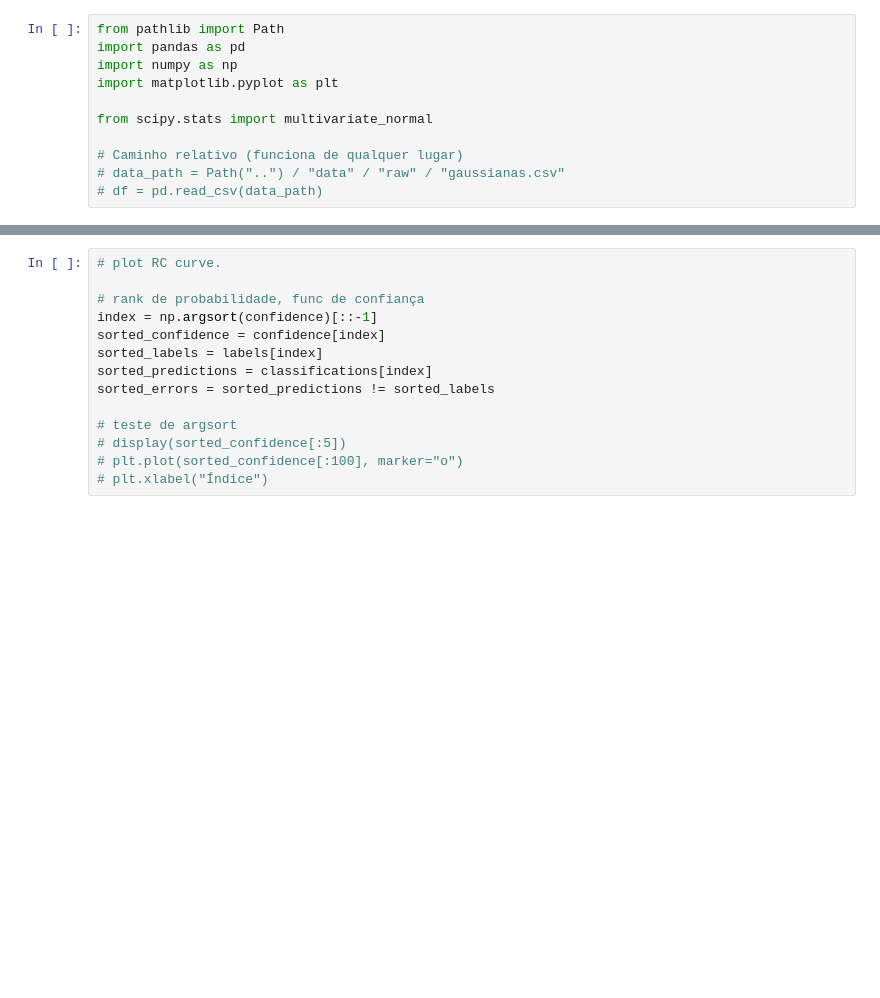
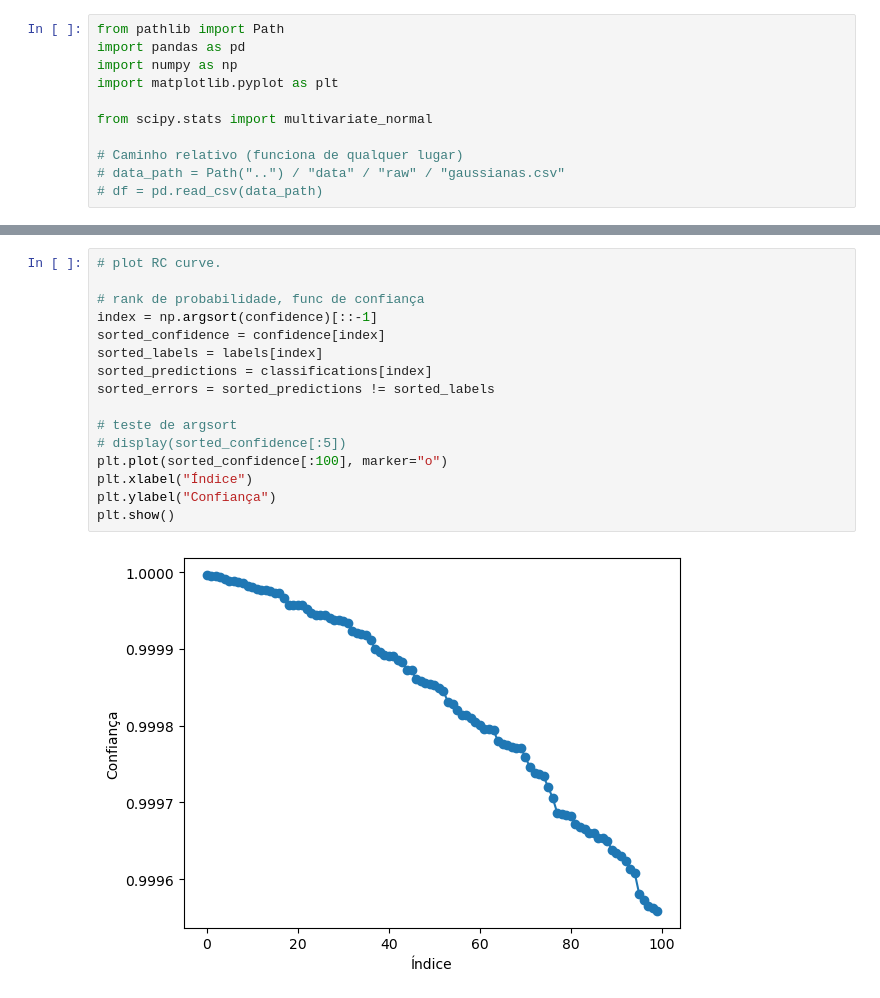
Before and after one commit to daviseemann/analise-teorica, a Jupyter notebook: notebooks/classificador-2d.ipynb, the cells around one changed output, grey strips where cells are left out. Drawn from its saved outputs; the diff is of its cells as text; blank space fills up the shorter version.

```diff
--- a/notebooks/classificador-2d.ipynb
+++ b/notebooks/classificador-2d.ipynb
@@ -118,15 +120,19 @@ Acurácia: 0.94
 # %%
 # plot RC curve.
 
 # rank de probabilidade, func de confiança
 index = np.argsort(confidence)[::-1]
 sorted_confidence = confidence[index]
 sorted_labels = labels[index]
 sorted_predictions = classifications[index]
 sorted_errors = sorted_predictions != sorted_labels
 
 # teste de argsort
 # display(sorted_confidence[:5])
-# plt.plot(sorted_confidence[:100], marker="o")
-# plt.xlabel("Índice")
+plt.plot(sorted_confidence[:100], marker="o")
+plt.xlabel("Índice")
+plt.ylabel("Confiança")
+plt.show()
+# %% [output]
+[figure, added]
 # %%
```
Also changed, not shown: parts of 6 cells of this notebook.
